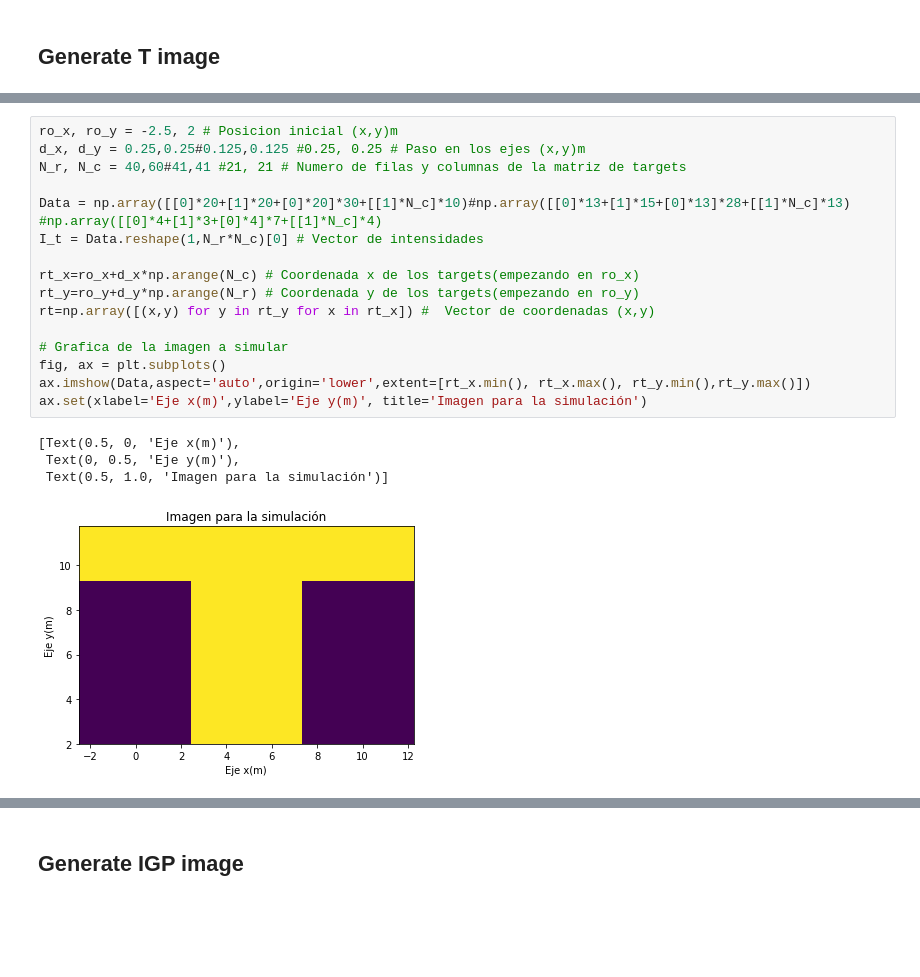
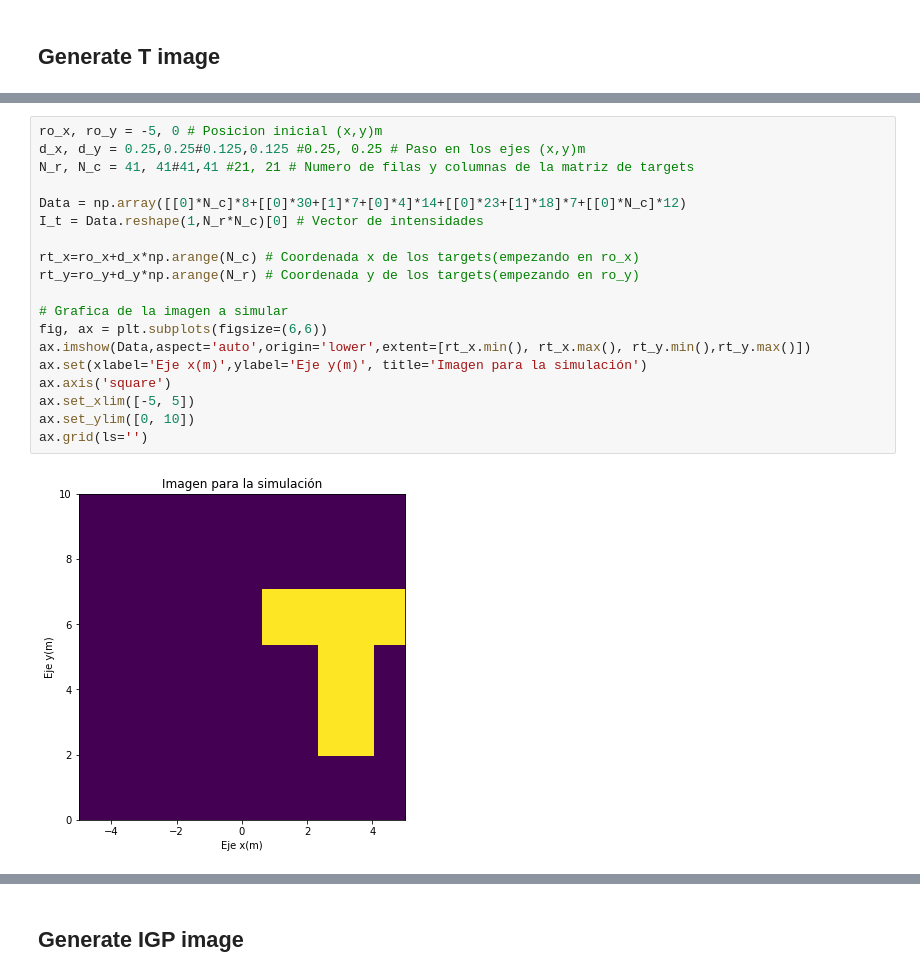
Before and after one commit to DPR00/GBSAR_Angle_Imaging_Algorithms, a Jupyter notebook: Simulation/Main/tests.ipynb, the cells around one changed output, grey strips where cells are left out. Drawn from its saved outputs; the diff is of its cells as text; blank space fills up the shorter version.

```diff
--- a/Simulation/Main/tests.ipynb
+++ b/Simulation/Main/tests.ipynb
@@ -16,21 +78,21 @@ from PIL import Image
 # %%
-ro_x, ro_y = -2.5, 2 # Posicion inicial (x,y)m
+ro_x, ro_y = -5, 0 # Posicion inicial (x,y)m
 d_x, d_y = 0.25,0.25#0.125,0.125 #0.25, 0.25 # Paso en los ejes (x,y)m
-N_r, N_c = 40,60#41,41 #21, 21 # Numero de filas y columnas de la matriz de targets
+N_r, N_c = 41, 41#41,41 #21, 21 # Numero de filas y columnas de la matriz de targets
 
-Data = np.array([[0]*20+[1]*20+[0]*20]*30+[[1]*N_c]*10)#np.array([[0]*13+[1]*15+[0]*13]*28+[[1]*N_c]*13) #np.array([[0]*4+[1]*3+[0]*4]*7+[[1]*N_c]*4)
+Data = np.array([[0]*N_c]*8+[[0]*30+[1]*7+[0]*4]*14+[[0]*23+[1]*18]*7+[[0]*N_c]*12)
 I_t = Data.reshape(1,N_r*N_c)[0] # Vector de intensidades
 
 rt_x=ro_x+d_x*np.arange(N_c) # Coordenada x de los targets(empezando en ro_x)
 rt_y=ro_y+d_y*np.arange(N_r) # Coordenada y de los targets(empezando en ro_y)
-rt=np.array([(x,y) for y in rt_y for x in rt_x]) #  Vector de coordenadas (x,y)
 
 # Grafica de la imagen a simular
-fig, ax = plt.subplots()
+fig, ax = plt.subplots(figsize=(6,6))
 ax.imshow(Data,aspect='auto',origin='lower',extent=[rt_x.min(), rt_x.max(), rt_y.min(),rt_y.max()])
 ax.set(xlabel='Eje x(m)',ylabel='Eje y(m)', title='Imagen para la simulación')
+ax.axis('square')
+ax.set_xlim([-5, 5])
+ax.set_ylim([0, 10])
+ax.grid(ls='')
 # %% [output]
-[Text(0.5, 0, 'Eje x(m)'),
- Text(0, 0.5, 'Eje y(m)'),
- Text(0.5, 1.0, 'Imagen para la simulación')]
-[figure, old version]
+[figure, new version]
```
Also changed, not shown: parts of 19 cells of this notebook, 16 other files.
